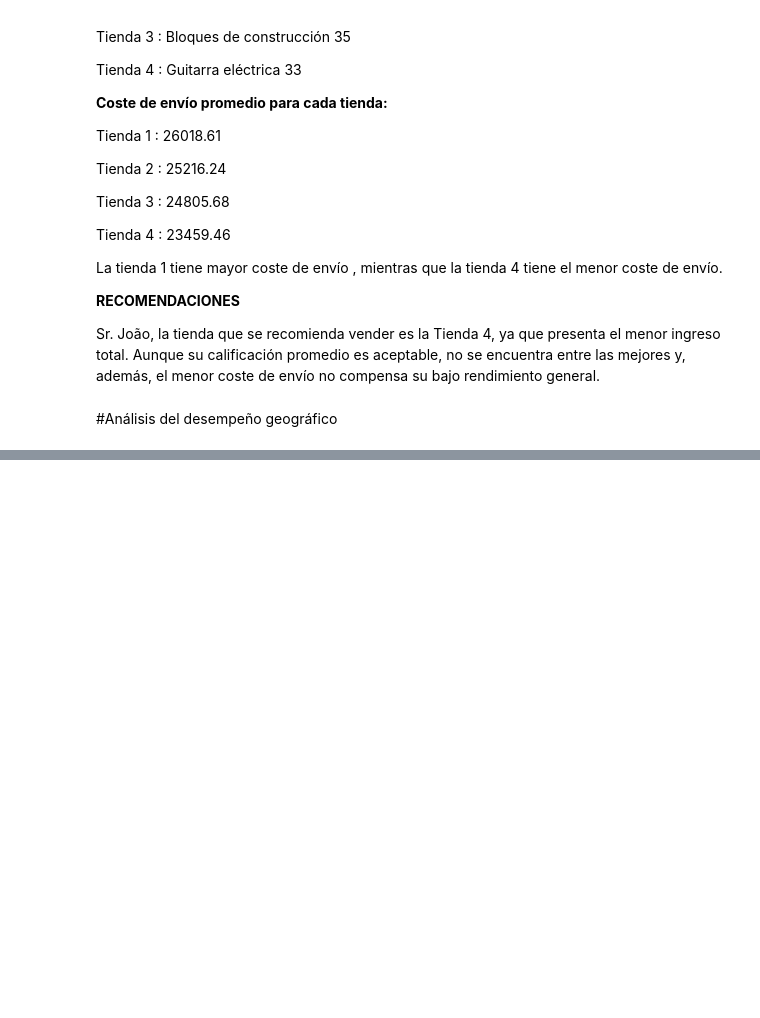
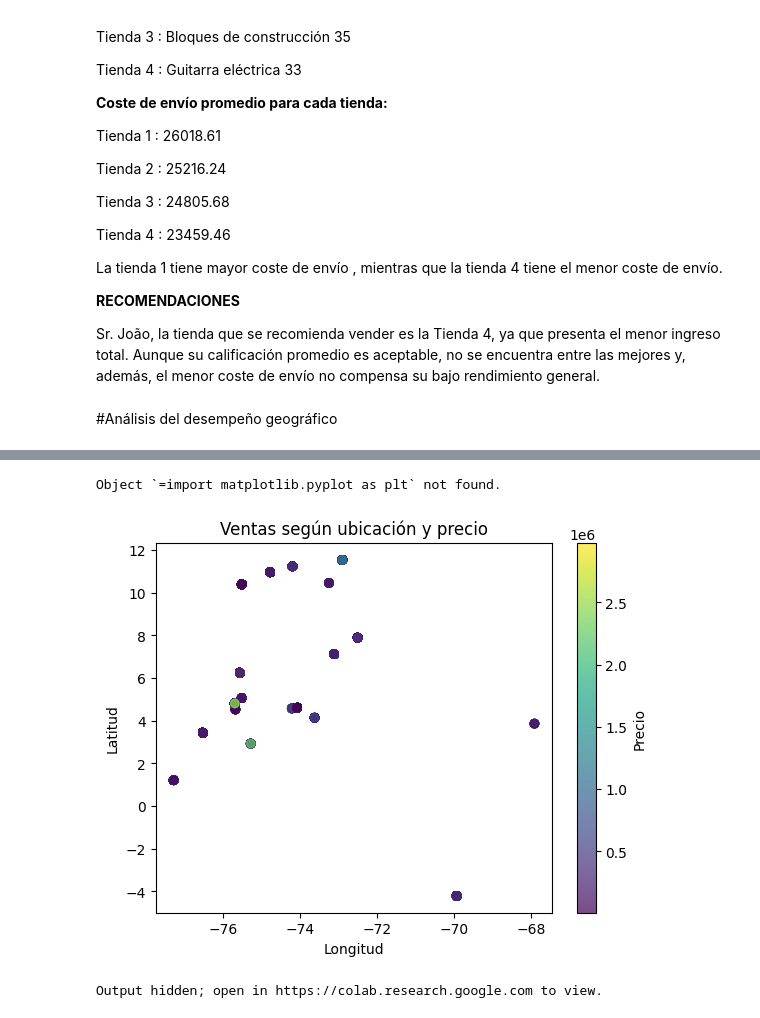
Before and after one commit to rluzav/challenge-alura-store-latam, a Jupyter notebook: Challenge-AluraStoreLatam.ipynb, the cells around one changed output, grey strips where cells are left out. Saved outputs shown, nothing was run; the diff lists cells and outputs as text; code cells hidden in the pictures; blank space fills up the shorter version.

```diff
--- a/Challenge-AluraStoreLatam.ipynb
+++ b/Challenge-AluraStoreLatam.ipynb
@@ -528,0 +649,32 @@ Análisis del desempeño geográfico
+# %%
+?=import matplotlib.pyplot as plt
+tienda_total = pd.concat([tienda,tienda2,tienda3,tienda4],ignore_index=True)
+plt.scatter(tienda_total['lon'], tienda_total['lat'],
+            c=tienda_total['Precio'], cmap='viridis', alpha=0.7)
+plt.colorbar(label='Precio')
+plt.xlabel('Longitud')
+plt.ylabel('Latitud')
+plt.title('Ventas según ubicación y precio')
+plt.show()
+# %% [output]
+Object `=import matplotlib.pyplot as plt` not found.
+[figure, added]
+# %%
+import folium
+
+mapa = folium.Map(location=[tienda_total['lat'].mean(), tienda_total['lon'].mean()], zoom_start=6)
+
+for _, row in tienda_total.iterrows():
+    folium.CircleMarker(
+        location=[row['lat'], row['lon']],
+        radius=5,
+        popup=f"{row['Producto']} - Precio: {row['Precio']} - Calificación: {row['Calificación']}",
+        color='blue',
+        fill=True,
+        fill_opacity=0.6
+    ).add_to(mapa)
+
+# Mostrar directamente en el notebook
+mapa
+# %% [output]
+Output hidden; open in https://colab.research.google.com to view.
```
Also changed, not shown: parts of 7 cells of this notebook.
